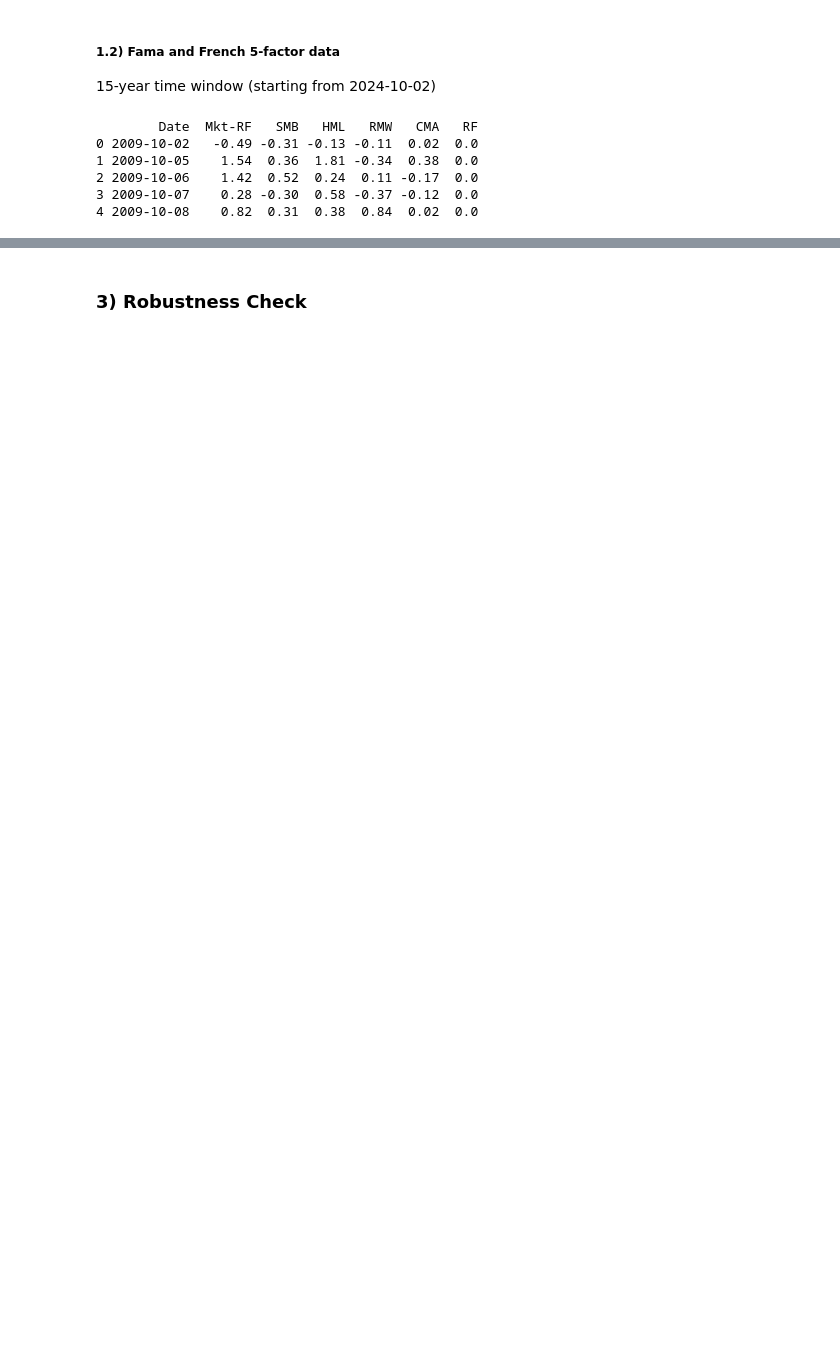
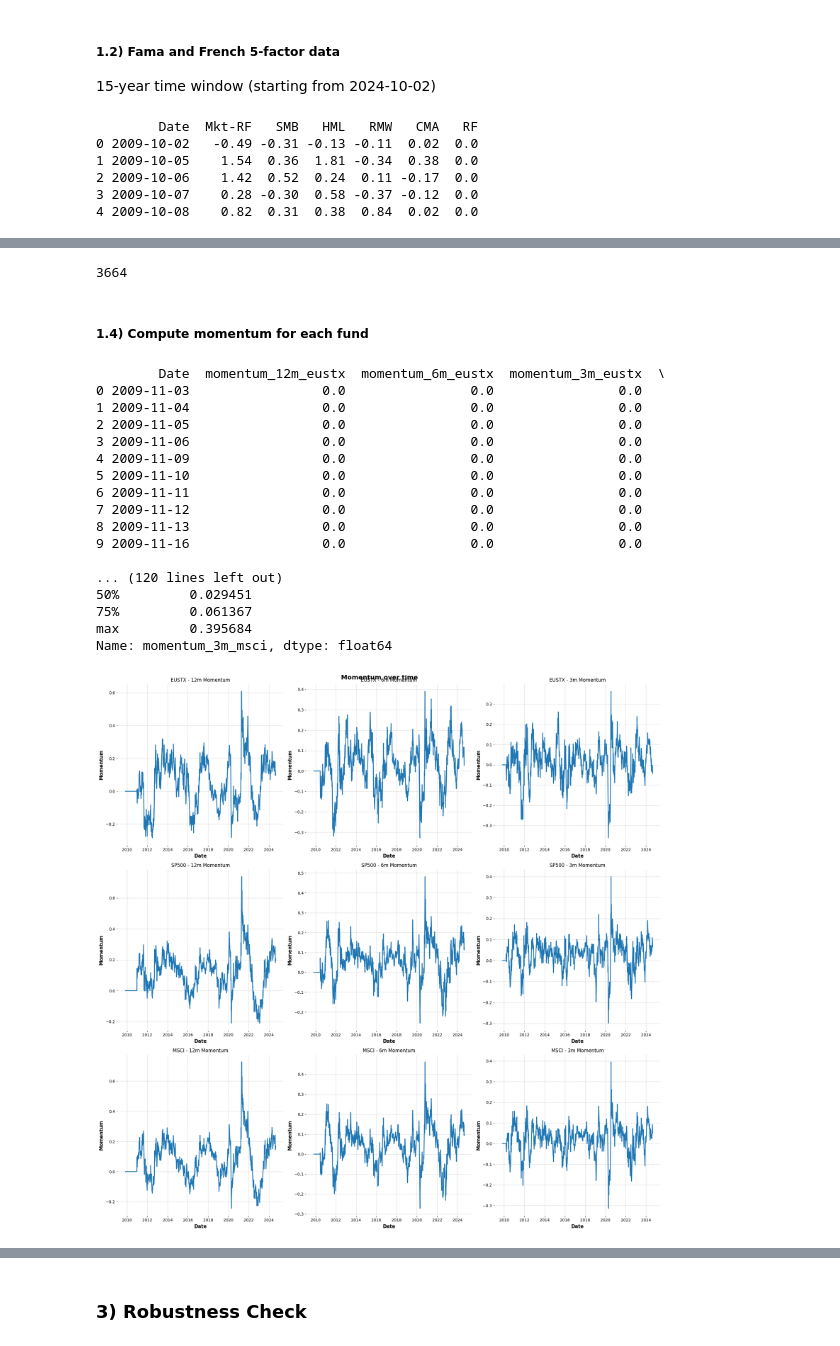
Before and after one commit to lkrsl/multi_factor_modelling_esg_factor_development, a Jupyter notebook: program.ipynb, the cells around one changed output, grey strips where cells are left out. Drawn from its saved outputs; the diff is of its cells as text; code cells hidden in the pictures; blank space fills up the shorter version.

Commit message:
Amended code to fit  3 funds and added analysis for 3 funds

```diff
--- a/program.ipynb
+++ b/program.ipynb
@@ -202,0 +175,74 @@ Name: Momentum, dtype: float64
+# %%
+#Len data
+len(data)
+# %% [output]
+3664
+# %% [markdown]
+##### 1.4) Compute momentum for each fund
+# %%
+def calculate_momentum(data, column, lookback, skip=21):
+    return data[column].pct_change(lookback).shift(skip)
+
+def add_momentum_factors(data):
+    datasets = ['eustx', 'sp500', 'msci']
+    lookbacks = {
+        '12m': 252,  # Approximately 252 trading days in a year
+        '6m': 126,   # Approximately 126 trading days in 6 months
+        '3m': 63     # Approximately 63 trading days in 3 months
+    }
+
+    for dataset in datasets:
+        close_column = f'close_{dataset}'
+        for period, lookback in lookbacks.items():
+            momentum_column = f'momentum_{period}_{dataset}'
+            data[momentum_column] = calculate_momentum(data, close_column, lookback)
+            data[momentum_column] = data[momentum_column].fillna(0)
+
+    return data
+
+# Apply the function to add momentum factors
+data = add_momentum_factors(data)
+
+# Print the first few rows of the dataframe to verify
+print(data[['Date'] + [col for col in data.columns if 'momentum' in col]].head(10))
+
+# Print summary statistics of the Momentum columns
+print("\nMomentum Summary Statistics:")
+for col in data.columns:
+    if 'momentum' in col:
+        print(f"\n{col}:")
+        print(data[col].describe())
+
+# Plot momentum over time for each dataset and period
+fig, axs = plt.subplots(3, 3, figsize=(20, 20))
+fig.suptitle('Momentum over time', fontsize=16)
+
+for i, dataset in enumerate(['eustx', 'sp500', 'msci']):
+    for j, period in enumerate(['12m', '6m', '3m']):
+        col = f'momentum_{period}_{dataset}'
+        axs[i, j].plot(data['Date'], data[col])
+        axs[i, j].set_title(f'{dataset.upper()} - {period} Momentum')
+        axs[i, j].set_xlabel('Date')
+        axs[i, j].set_ylabel('Momentum')
+
+plt.tight_layout()
+plt.show()
+# %% [output]
+        Date  momentum_12m_eustx  momentum_6m_eustx  momentum_3m_eustx  \
+0 2009-11-03                 0.0                0.0                0.0
+1 2009-11-04                 0.0                0.0                0.0
+2 2009-11-05                 0.0                0.0                0.0
+3 2009-11-06                 0.0                0.0                0.0
+4 2009-11-09                 0.0                0.0                0.0
+5 2009-11-10                 0.0                0.0                0.0
+6 2009-11-11                 0.0                0.0                0.0
+7 2009-11-12                 0.0                0.0                0.0
+8 2009-11-13                 0.0                0.0                0.0
+9 2009-11-16                 0.0                0.0                0.0
+
+... (120 lines left out)
+50%         0.029451
+75%         0.061367
+max         0.395684
+Name: momentum_3m_msci, dtype: float64
+[figure, added]
```
Also changed, not shown: parts of 23 cells of this notebook, 2 other files.
